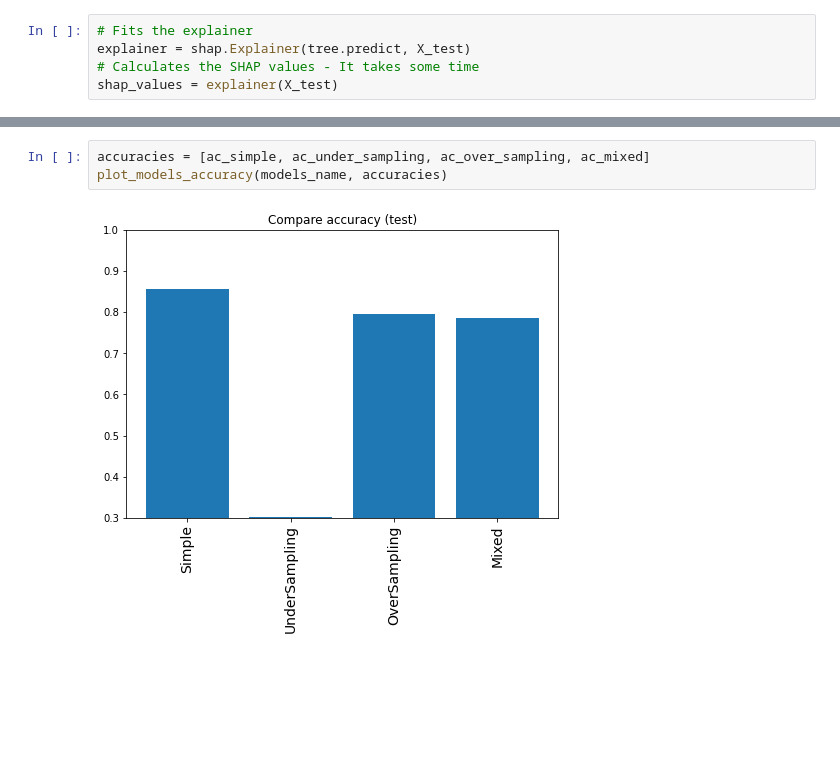
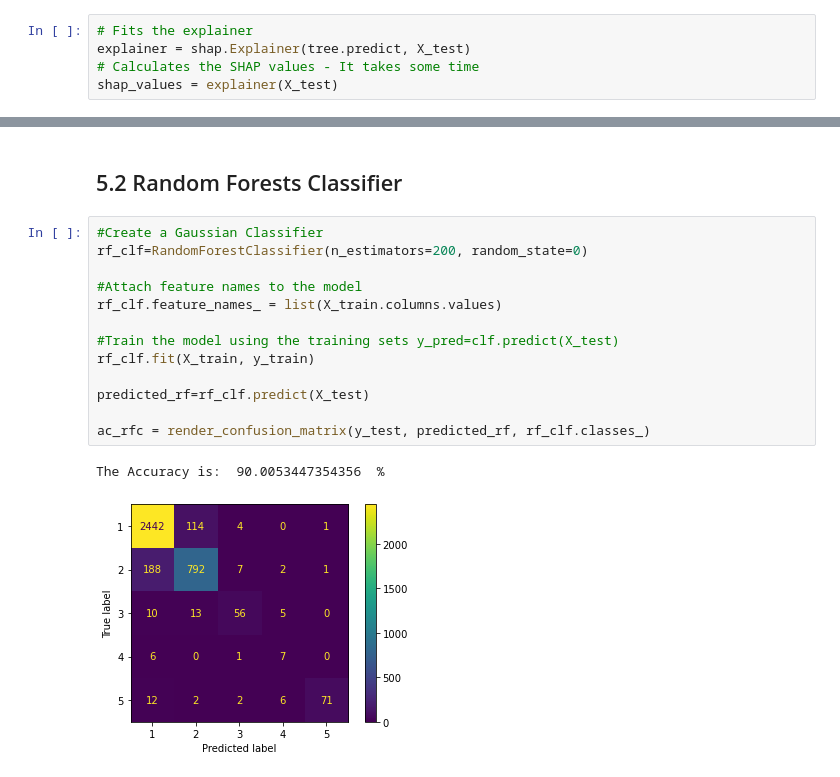
Before and after one commit to jrolopez20/blu-ml, a Jupyter notebook: Forecasting account receivables - Multi Class Classification.ipynb, the cells around one changed output, grey strips where cells are left out. Saved outputs shown, nothing was run; the diff lists cells and outputs as text; blank space fills up the shorter version.

```diff
--- a/Forecasting account receivables - Multi Class Classification.ipynb
+++ b/Forecasting account receivables - Multi Class Classification.ipynb
@@ -718,5 +449,18 @@ The Accuracy is:  78  %
-# %%
-accuracies = [ac_simple, ac_under_sampling, ac_over_sampling, ac_mixed]
-plot_models_accuracy(models_name, accuracies)
-# %% [output]
-[figure, removed]
+# %% [markdown]
+## 5.2 Random Forests Classifier
+# %%
+#Create a Gaussian Classifier
+rf_clf=RandomForestClassifier(n_estimators=200, random_state=0)
+
+#Attach feature names to the model
+rf_clf.feature_names_ = list(X_train.columns.values)
+
+#Train the model using the training sets y_pred=clf.predict(X_test)
+rf_clf.fit(X_train, y_train)
+
+predicted_rf=rf_clf.predict(X_test)
+
+ac_rfc = render_confusion_matrix(y_test, predicted_rf, rf_clf.classes_)
+# %% [output]
+The Accuracy is:  90.0053447354356  %
+[figure, added]
```
Also changed, not shown: parts of 63 cells of this notebook.
